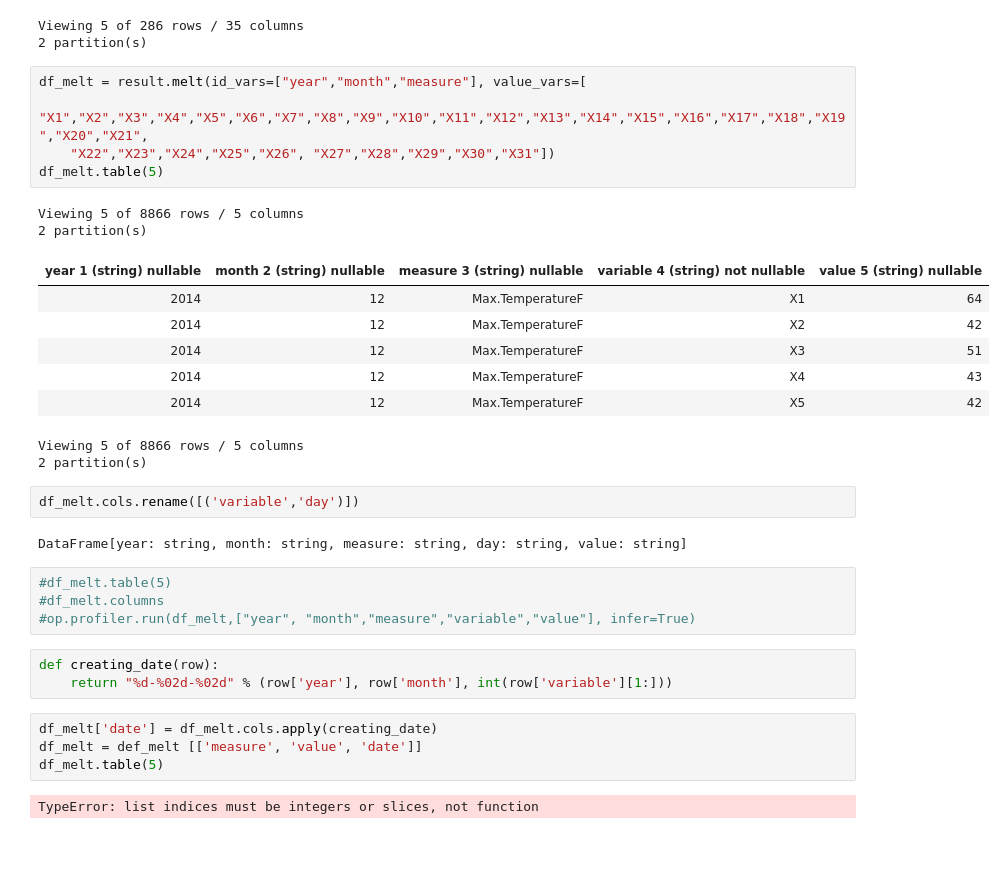
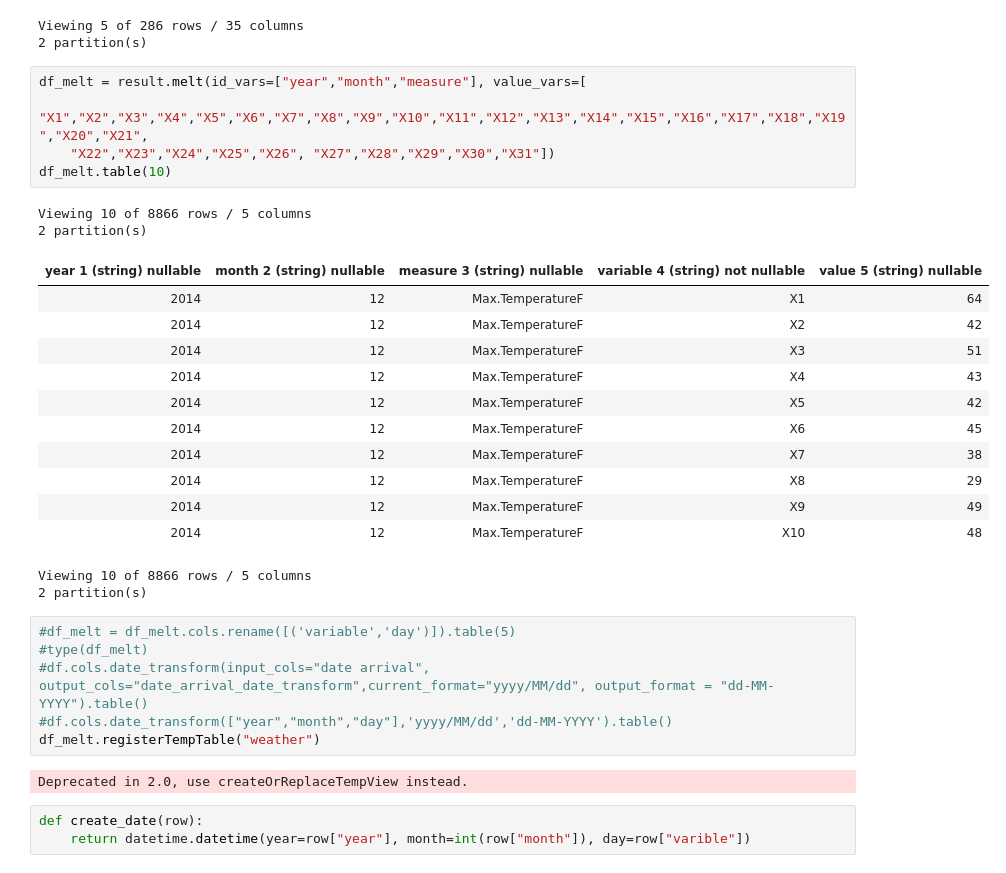
Before and after one commit to Amirayah/Spark-weather, a Jupyter notebook: spark_weather_Nilda_Yah.ipynb, the cells around one changed output. Drawn from its saved outputs; the diff is of its cells as text; blank space fills up the shorter version.

```diff
--- a/spark_weather_Nilda_Yah.ipynb
+++ b/spark_weather_Nilda_Yah.ipynb
@@ -171,33 +171,32 @@ Viewing 5 of 286 rows / 35 columns
 # %%
 df_melt = result.melt(id_vars=["year","month","measure"], value_vars=[
     "X1","X2","X3","X4","X5","X6","X7","X8","X9","X10","X11","X12","X13","X14","X15","X16","X17","X18","X19","X20","X21",
     "X22","X23","X24","X25","X26", "X27","X28","X29","X30","X31"])
-df_melt.table(5)
+df_melt.table(10)
 # %% [output]
-Viewing 5 of 8866 rows / 5 columns
+Viewing 10 of 8866 rows / 5 columns
 2 partition(s)
 | year 1 (string) nullable | month 2 (string) nullable | measure 3 (string) nullable | variable 4 (string) not nullable | value 5 (string) nullable |
 | 2014 | 12 | Max.TemperatureF | X1 | 64 |
 | 2014 | 12 | Max.TemperatureF | X2 | 42 |
 | 2014 | 12 | Max.TemperatureF | X3 | 51 |
 | 2014 | 12 | Max.TemperatureF | X4 | 43 |
 | 2014 | 12 | Max.TemperatureF | X5 | 42 |
+| 2014 | 12 | Max.TemperatureF | X6 | 45 |
+| 2014 | 12 | Max.TemperatureF | X7 | 38 |
+| 2014 | 12 | Max.TemperatureF | X8 | 29 |
+| 2014 | 12 | Max.TemperatureF | X9 | 49 |
+| 2014 | 12 | Max.TemperatureF | X10 | 48 |
-Viewing 5 of 8866 rows / 5 columns
+Viewing 10 of 8866 rows / 5 columns
 2 partition(s)
-# %%
-df_melt.cols.rename([('variable','day')])
-# %% [output]
-DataFrame[year: string, month: string, measure: string, day: string, value: string]
-# %%
-#df_melt.table(5)
-#df_melt.columns
-#op.profiler.run(df_melt,["year", "month","measure","variable","value"], infer=True)
+# %%
+#df_melt = df_melt.cols.rename([('variable','day')]).table(5)
+#type(df_melt)
+#df.cols.date_transform(input_cols="date arrival", output_cols="date_arrival_date_transform",current_format="yyyy/MM/dd", output_format = "dd-MM-YYYY").table()
+#df.cols.date_transform(["year","month","day"],'yyyy/MM/dd','dd-MM-YYYY').table()
+df_melt.registerTempTable("weather")
+# %% [output]
+Deprecated in 2.0, use createOrReplaceTempView instead.
 # %%
-def creating_date(row):
-    return "%d-%02d-%02d" % (row['year'], row['month'], int(row['variable'][1:]))
+def create_date(row):
+    return datetime.datetime(year=row["year"], month=int(row["month"]), day=row["varible"])
-# %%
-df_melt['date'] = df_melt.cols.apply(creating_date)
-df_melt = def_melt [['measure', 'value', 'date']]
-df_melt.table(5)
-# %% [output]
-TypeError: list indices must be integers or slices, not function
```
Also changed, not shown: parts of 2 cells of this notebook.
